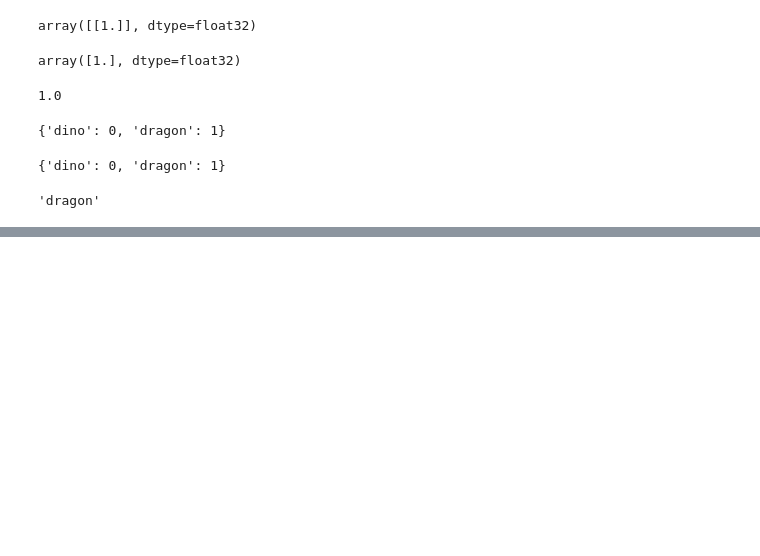
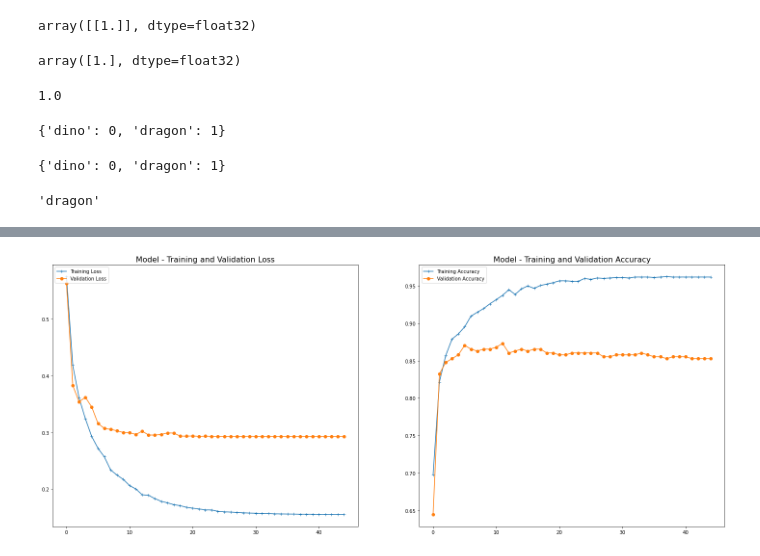
Before and after one commit to rizdiaprilian/MLZoomcamp_2022, a Jupyter notebook: 08_Deep_learning/homework_week8.ipynb, the cells around one changed output, grey strips where cells are left out. Cells and saved outputs as stored; diff of their text form; code cells hidden in the pictures; blank space fills up the shorter version.

```diff
--- a/08_Deep_learning/homework_week8.ipynb
+++ b/08_Deep_learning/homework_week8.ipynb
@@ -499,0 +657,14 @@ dict_class = val_ds.class_indices
+# %%
+fig, (ax1, ax2) = plt.subplots(1, 2,figsize=(25,10))
+
+ax1.plot(history4.epoch, history4.history['loss'], label='Training Loss', marker='+')
+ax1.plot(history4.epoch, history4.history['val_loss'], label='Validation Loss', marker='o')
+ax1.set_title('Model - Training and Validation Loss', size=16)
+ax1.legend(loc="upper left")
+ax2.plot(history4.epoch, history4.history['accuracy'], label='Training Accuracy', marker='+')
+ax2.plot(history4.epoch, history4.history['val_accuracy'], label='Validation Accuracy', marker='o')
+ax2.set_title('Model - Training and Validation Accuracy', size=16)
+ax2.legend(loc="upper left")
+plt.show()
+# %% [output]
+[figure, added]
```
Also changed, not shown: parts of 41 cells of this notebook.
